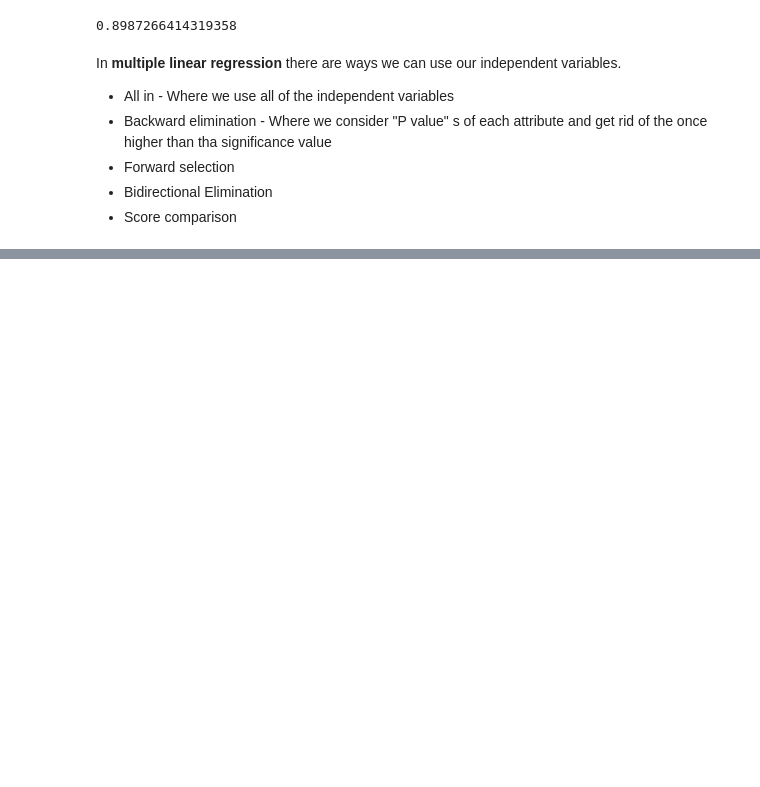
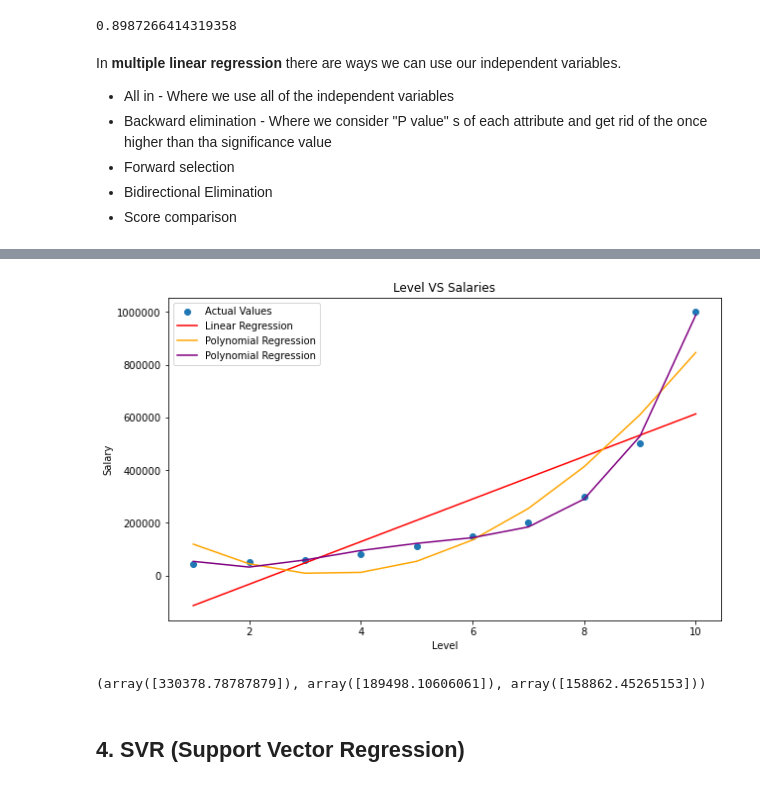
Before and after one commit to ShathishDileepa/Learn_Machine_Learning, a Jupyter notebook: Regression/Regression Algorithms.ipynb, the cells around one changed output, grey strips where cells are left out. Cells and saved outputs as stored; diff of their text form; code cells hidden in the pictures; blank space fills up the shorter version.

```diff
--- a/Regression/Regression Algorithms.ipynb
+++ b/Regression/Regression Algorithms.ipynb
@@ -450,0 +455,40 @@ ax.legend();
+# %%
+# lets create the polynomial features
+from sklearn.preprocessing import PolynomialFeatures
+
+X_pol_2 = PolynomialFeatures(degree=4).fit_transform(X=X)
+X_pol_2
+
+# Polynomial model
+poly_model_2 =LinearRegression()
+
+poly_model_2.fit(X_pol_2,y)
+
+y_pred_poly_2 = poly_model_2.predict(X_pol_2)
+
+# lets try to plot this
+fig,ax = plt.subplots(figsize=(10,6))
+ax.ticklabel_format(style='plain')
+ax.scatter(data['Level'],data['Salary'],label="Actual Values")
+ax.plot(data['Level'],y_pred, color='red', label="Linear Regression")
+ax.plot(data['Level'],y_pred_poly, color='orange', label="Polynomial Regression")
+ax.plot(data['Level'],y_pred_poly_2, color='purple', label="Polynomial Regression")
+ax.set_title('Level VS Salaries')
+ax.set_xlabel('Level')
+ax.set_ylabel('Salary')
+ax.legend();
+# %% [output]
+[figure, added]
+# %%
+# 6.5 predictions
+predict_level = np.array([6.5]).reshape(1,1)
+pred_1 = linear_model.predict([[6.5]])
+
+pred_2 = poly_model.predict(PolynomialFeatures(degree=2).fit_transform(X=predict_level))
+pred_3 = poly_model_2.predict(PolynomialFeatures(degree=4).fit_transform(X=predict_level))
+
+pred_1, pred_2, pred_3
+# %% [output]
+(array([330378.78787879]), array([189498.10606061]), array([158862.45265153]))
+# %% [markdown]
+## 4. SVR (Support Vector Regression)
```
Also changed, not shown: parts of 52 cells of this notebook, 1 other file.
